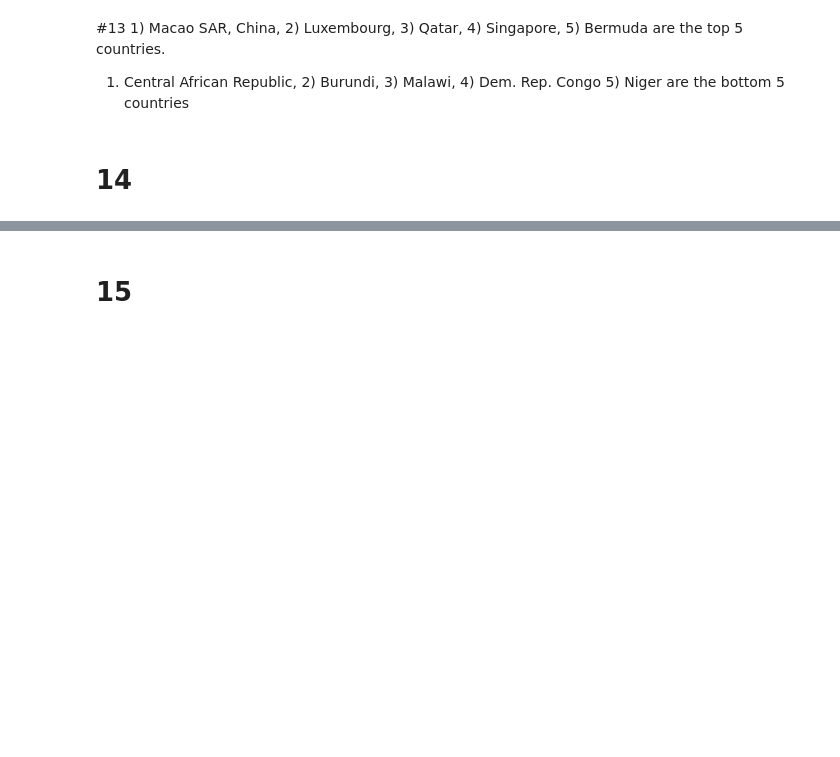
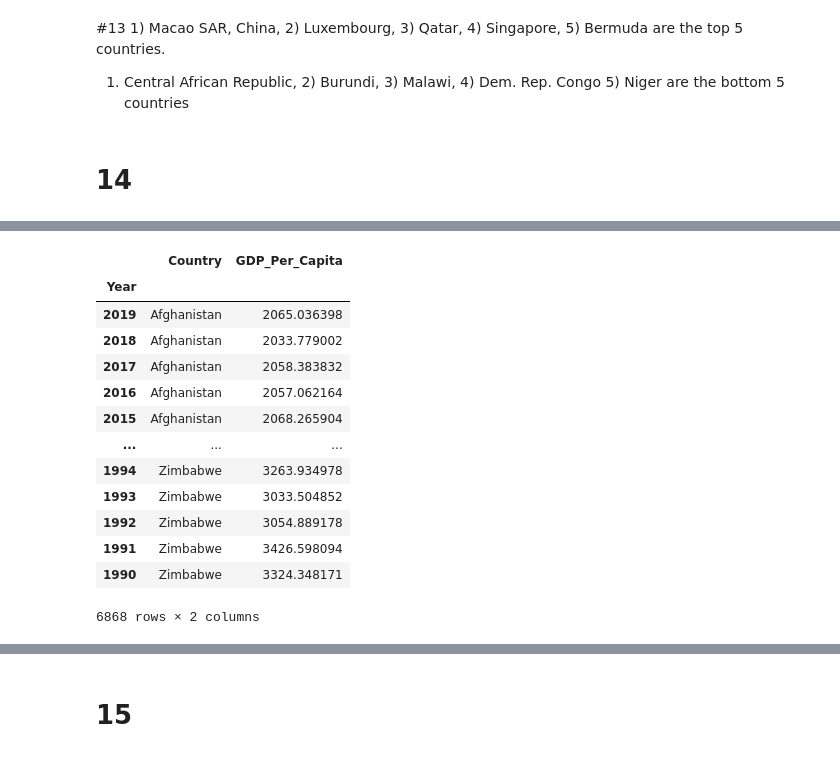
Before and after one commit to nss-data-science-cohort-5/un_exploration-elavender1, a Jupyter notebook: notebooks/data exploration.ipynb, the cells around one changed output, grey strips where cells are left out. Saved outputs shown, nothing was run; the diff lists cells and outputs as text; code cells hidden in the pictures; blank space fills up the shorter version.

```diff
--- a/notebooks/data exploration.ipynb
+++ b/notebooks/data exploration.ipynb
@@ -313,0 +286,17 @@ gdp_pivoted
+# %%
+gdp_df.set_index("Year")
+# %% [output]
+|  | Country | GDP_Per_Capita |
+| Year |  |  |
+| 2019 | Afghanistan | 2065.036398 |
+| 2018 | Afghanistan | 2033.779002 |
+| 2017 | Afghanistan | 2058.383832 |
+| 2016 | Afghanistan | 2057.062164 |
+| 2015 | Afghanistan | 2068.265904 |
+| ... | ... | ... |
+| 1994 | Zimbabwe | 3263.934978 |
+| 1993 | Zimbabwe | 3033.504852 |
+| 1992 | Zimbabwe | 3054.889178 |
+| 1991 | Zimbabwe | 3426.598094 |
+| 1990 | Zimbabwe | 3324.348171 |
+6868 rows × 2 columns
```
Also changed, not shown: parts of 14 cells of this notebook.
